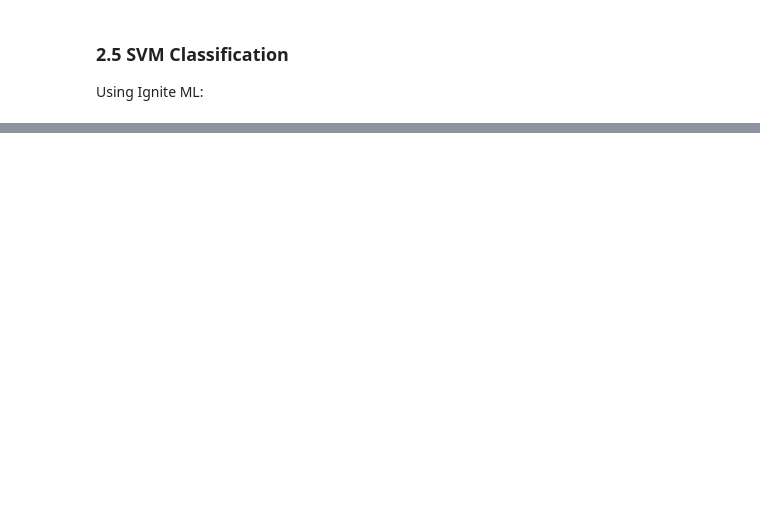
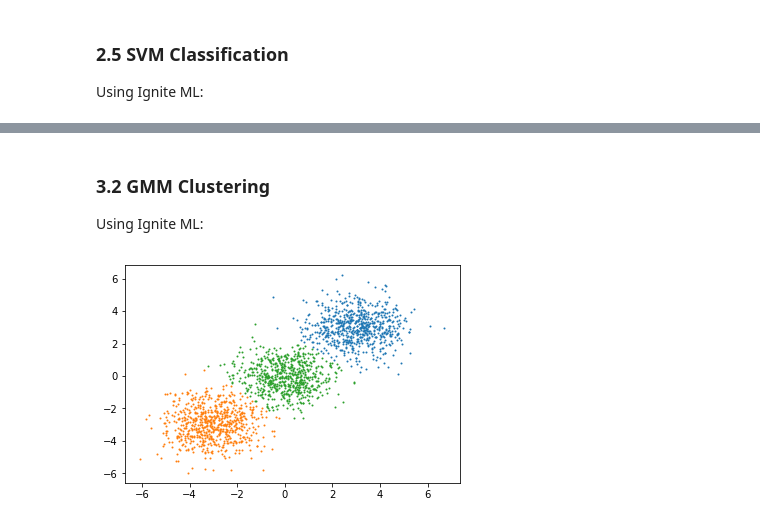
Before and after one commit to dmitrievanthony/ignite_ml, a Jupyter notebook: example.ipynb, the cells around one changed output, grey strips where cells are left out. Saved outputs shown, nothing was run; the diff lists cells and outputs as text; code cells hidden in the pictures; blank space fills up the shorter version.

```diff
--- a/example.ipynb
+++ b/example.ipynb
@@ -188,0 +275,14 @@ accuracy_score(y_test, clf.predict(x_test))
+# %% [markdown]
+### 3.2 GMM Clustering
+
+Using Ignite ML:
+# %%
+from ignite_ml.clustering import GMMClusteringTrainer
+trainer = GMMClusteringTrainer(count_of_components=3, max_count_of_clusters=3)
+model = trainer.fit(x)
+
+y_predicted = np.array(model.predict(x))
+for i in range(3):
+    plt.scatter(x[y_predicted == i][:, 0], x[y_predicted == i][:, 1], s=1)
+# %% [output]
+[figure, added]
```
Also changed, not shown: parts of 29 cells of this notebook, 3 other files.
